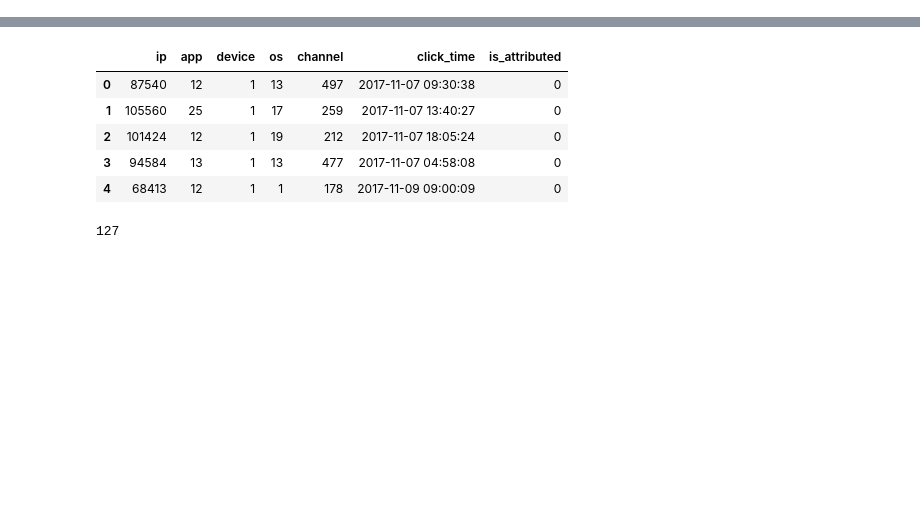
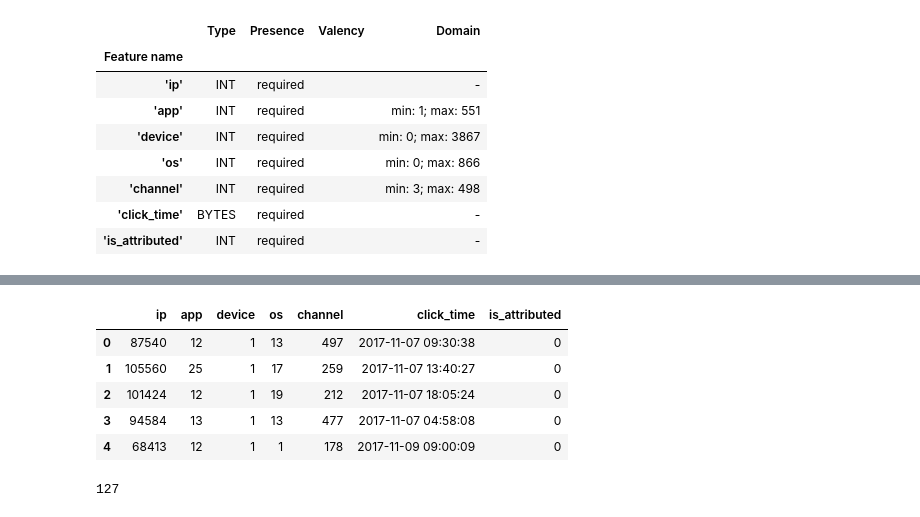
Before and after one commit to dhavalmj007/model-serving, a Jupyter notebook: Model Training.ipynb, the cells around one changed output, grey strips where cells are left out. Cells and saved outputs as stored; diff of their text form; code cells hidden in the pictures; blank space fills up the shorter version.

```diff
--- a/Model Training.ipynb
+++ b/Model Training.ipynb
@@ -34,3 +37,4 @@ dtypes = {
         }
 # %%
 train = pd.read_csv(path+"train.csv", usecols=train_columns, dtype=dtypes)
+train['click_time'] = pd.to_datetime(train['click_time'])
@@ -36,0 +58,2 @@ train = pd.read_csv(path+"train.csv", usecols=train_columns, dtype=dtypes)
+# %%
+train_stats = tfdv.generate_statistics_from_dataframe(train)
@@ -36,0 +64,3 @@ train = pd.read_csv(path+"train.csv", usecols=train_columns, dtype=dtypes)
+# %%
+schema = tfdv.infer_schema(statistics=train_stats)
+tfdv.display_schema(schema=schema)
@@ -36,0 +76,22 @@ train = pd.read_csv(path+"train.csv", usecols=train_columns, dtype=dtypes)
+# %%
+# set domain
+features = ['app', 'device', 'os', 'channel']
+for feature in features:
+    os_feature = tfdv.get_feature(schema, feature)
+    tfdv.set_domain(schema, feature,
+                    schema_pb2.IntDomain(name=f'{feature}_type',
+                                         min=train.loc[:, feature].min(), max=train.loc[:, feature].max(),
+                                         is_categorical=True)
+                   )
+# %%
+tfdv.display_schema(schema=schema)
+# %% [output]
+|  | Type | Presence | Valency | Domain |
+| Feature name |  |  |  |  |
+| 'ip' | INT | required |  | - |
+| 'app' | INT | required |  | min: 1; max: 551 |
+| 'device' | INT | required |  | min: 0; max: 3867 |
+| 'os' | INT | required |  | min: 0; max: 866 |
+| 'channel' | INT | required |  | min: 3; max: 498 |
+| 'click_time' | BYTES | required |  | - |
+| 'is_attributed' | INT | required |  | - |
```
Also changed, not shown: parts of 13 cells of this notebook, 8 other files.
